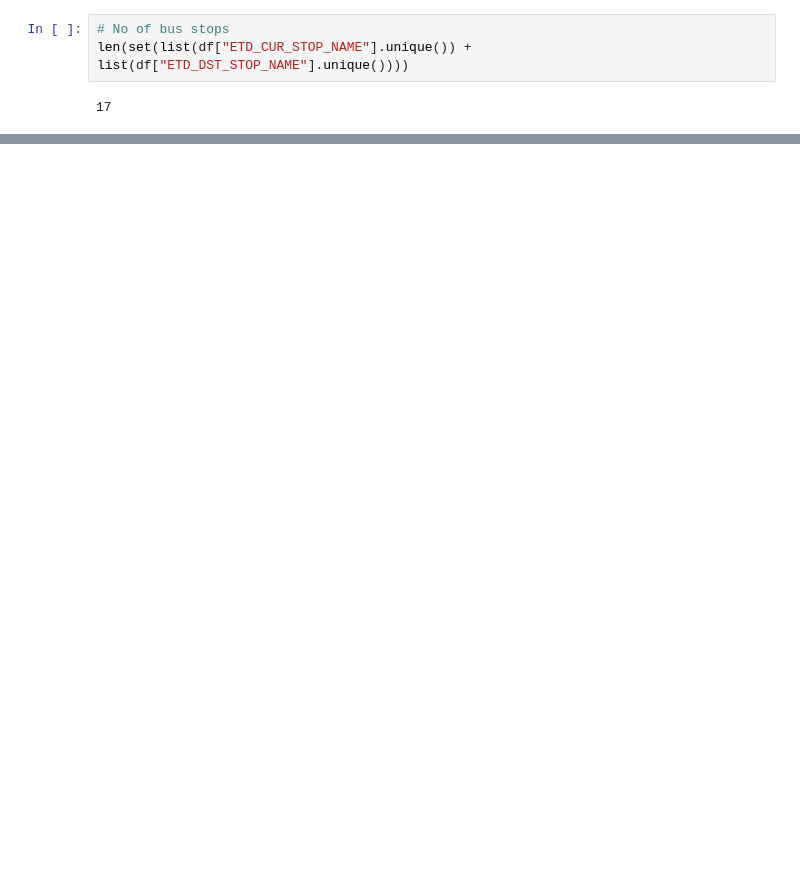
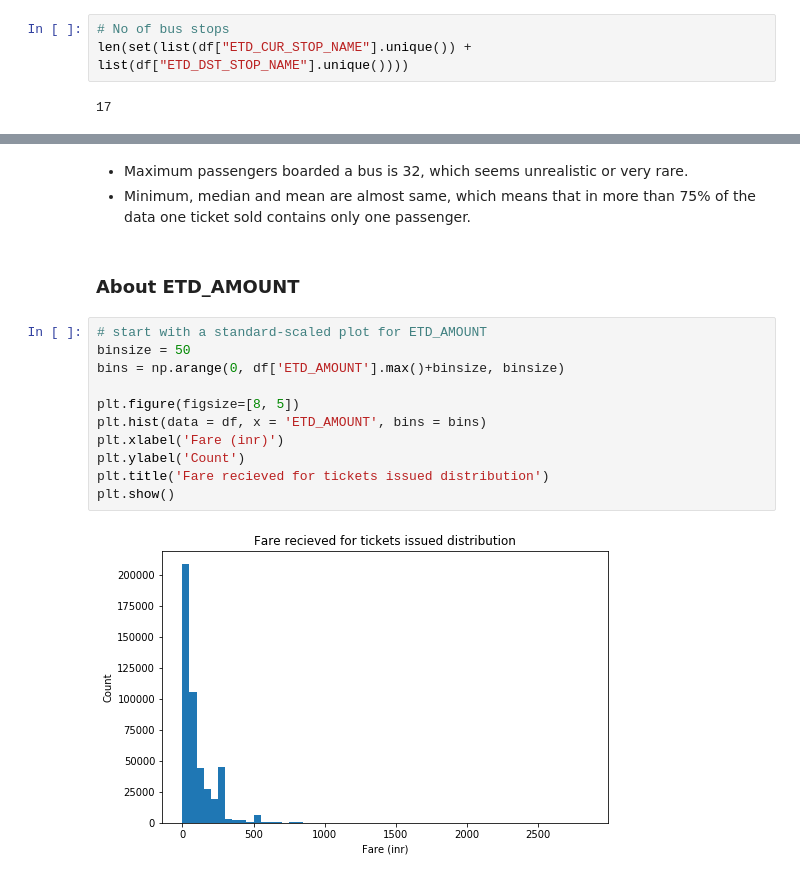
Before and after one commit to vaibhavmaurya/BusAndTicketsOptimization, a Jupyter notebook: notebooks/Data_Wrangling.ipynb, the cells around one changed output, grey strips where cells are left out. Drawn from its saved outputs; the diff is of its cells as text; blank space fills up the shorter version.

```diff
--- a/notebooks/Data_Wrangling.ipynb
+++ b/notebooks/Data_Wrangling.ipynb
@@ -214,0 +372,18 @@ Text(0.5,1,'Expense Distribution')
+# %% [markdown]
+- Maximum passengers boarded a bus is 32, which seems unrealistic or very rare.
+- Minimum, median and mean are almost same, which means that in more than 75% of the data one ticket sold contains only one passenger.
+# %% [markdown]
+### About ETD_AMOUNT
+# %%
+# start with a standard-scaled plot for ETD_AMOUNT
+binsize = 50
+bins = np.arange(0, df['ETD_AMOUNT'].max()+binsize, binsize)
+
+plt.figure(figsize=[8, 5])
+plt.hist(data = df, x = 'ETD_AMOUNT', bins = bins)
+plt.xlabel('Fare (inr)')
+plt.ylabel('Count')
+plt.title('Fare recieved for tickets issued distribution')
+plt.show()
+# %% [output]
+[figure, added]
```
Also changed, not shown: parts of 111 cells of this notebook, 3 other files.
